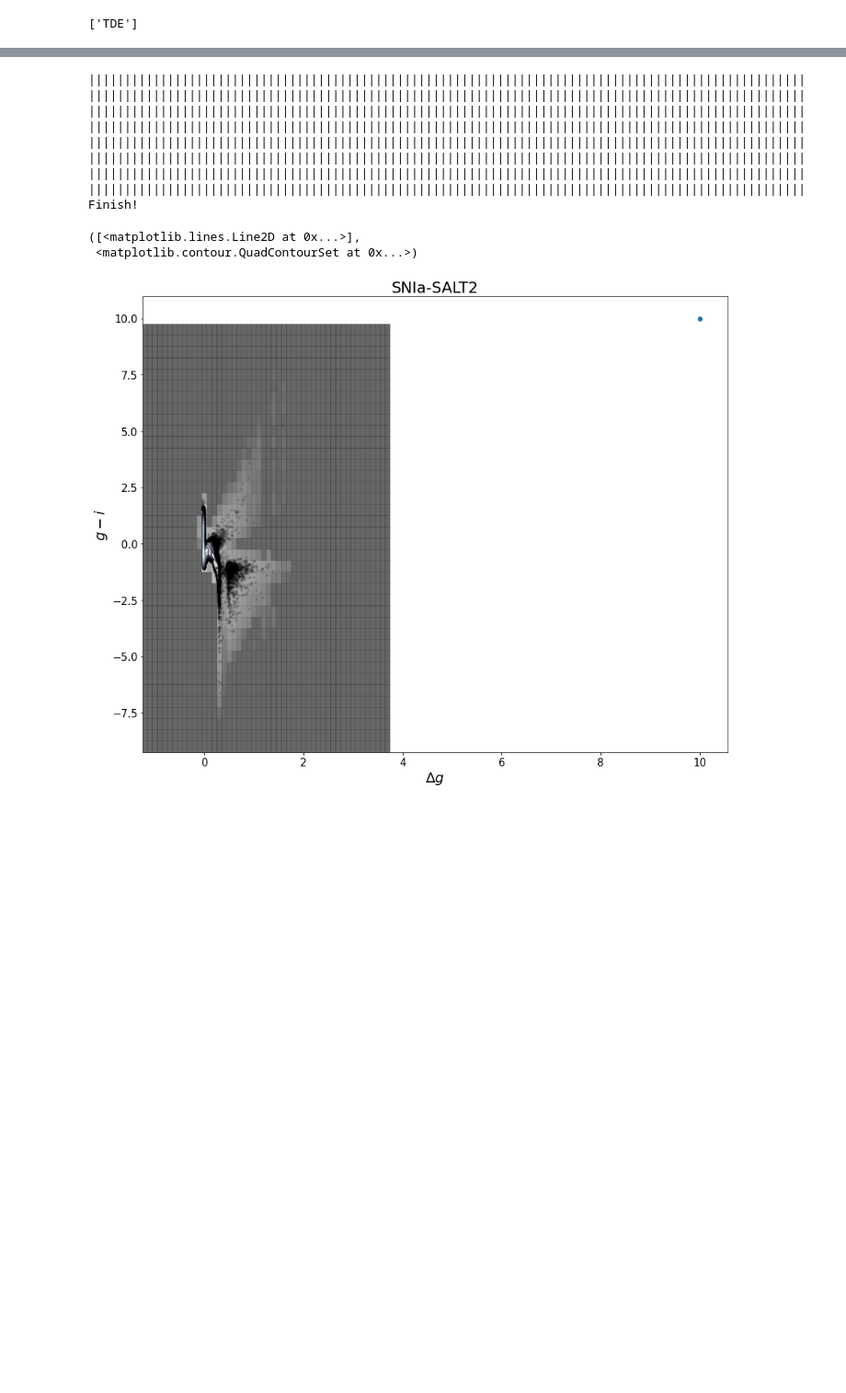
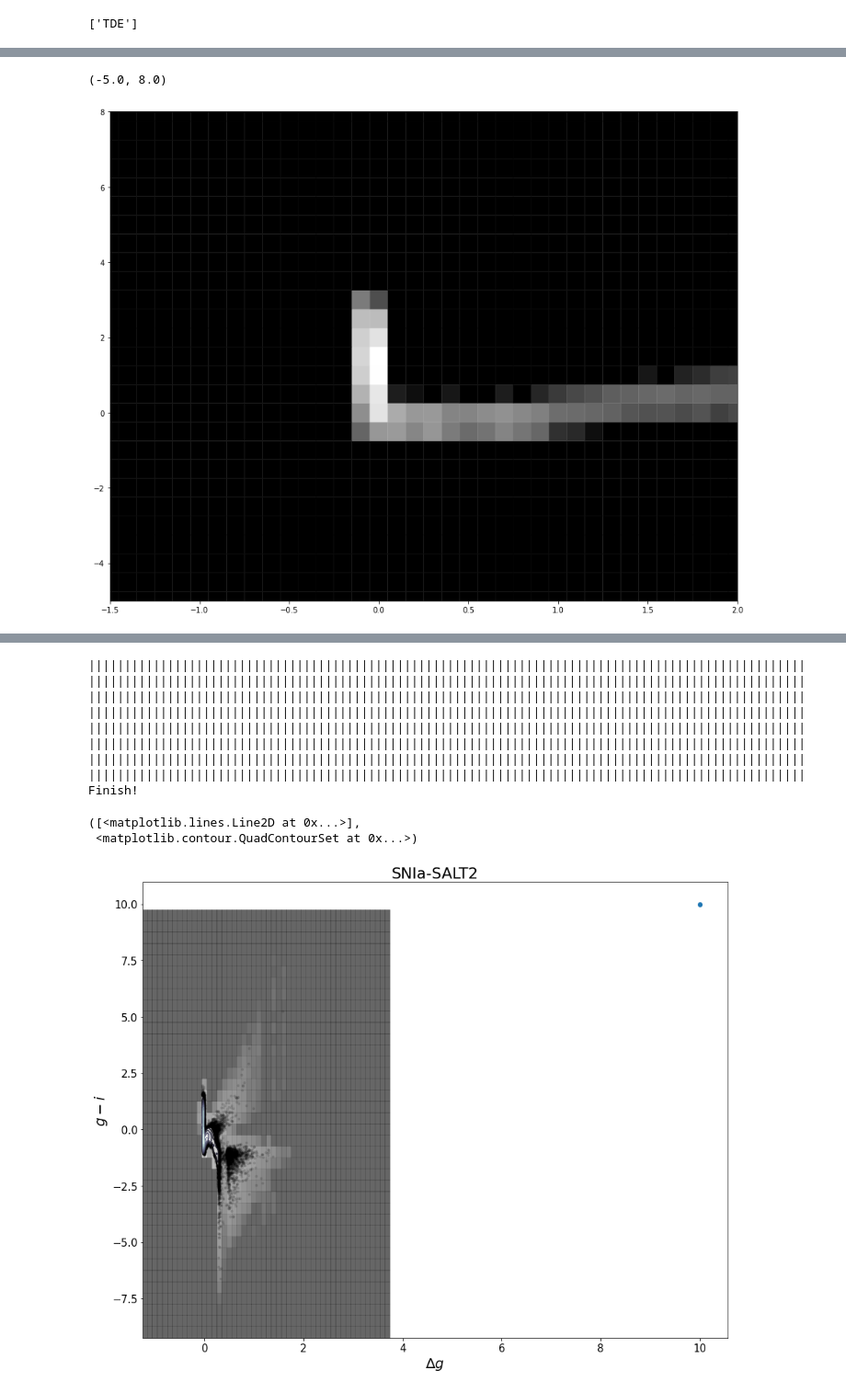
Before and after one commit to lmptc/Presto-Color, a Jupyter notebook: ProbabilityCubeResults.ipynb, the cells around one changed output, grey strips where cells are left out. Shown: that part at 92% size. Saved outputs shown, nothing was run; the diff lists cells and outputs as text; code cells hidden in the pictures; blank space fills up the shorter version.

```diff
--- a/ProbabilityCubeResults.ipynb
+++ b/ProbabilityCubeResults.ipynb
@@ -20,27 +20,24 @@ EventNames
 # %%
 def Enquiry(HashTable, InfoDict, Band1, Band2, dT1, dT2, dMag=None, Color=None):
 
-    Ind1 = InfoDict['Bands'].index(Band1)
-    Ind2 = InfoDict['Bands'].index(Band2)
+    if abs(dT1) > abs(dT1-dT2):
+        dT1, dT2 = dT1-dT2, -dT2
 
-    if dT1<InfoDict['dT1s'][0] or dT1>InfoDict['dT1s'][-1]:
-        raise ValueError('The value of dT1 is out of boundary, the available interval is [{:.2f}, {:.2f}].'.format(InfoDict['dT1s'][0], InfoDict['dT1s'][-1]))
+    Ind1 = InfoDict['BandPairs'].index(Band1+Band2)
 
-    else:
-        Ind3 = np.where( dT1 >= InfoDict['dT1s'] )[0][-1]
+    dT1grid = InfoDict['dT1s'][ abs( dT1 - InfoDict['dT1s'] ).argmin() ]
+    dT2grid = InfoDict['dT2s'][ abs( dT2 - InfoDict['dT2s'] ).argmin() ]
 
-    if dT2<InfoDict['dT2s'][0] or dT2>InfoDict['dT2s'][-1]:
-        raise ValueError('The value of dT2 is out of boundary, the available interval is [{:.2f}, {:.2f}].'.format(InfoDict['dT2s'][0], InfoDict['dT2s'][-1]))
-    else:
-        Ind4 = np.where( dT2 >= InfoDict['dT2s'] )[0][-1]
+    TimePairGrid = [ InfoDict['dT1s'][ abs( dT1 - InfoDict['dT1s'] ).argmin() ], InfoDict['dT2s'][ abs( dT2 - InfoDict['dT2s'] ).argmin() ] ]
 
-    Results = HashTable[Ind1, Ind2, Ind3, Ind4]
+    Ind2 = np.where( (InfoDict['TimePairs'] == TimePairGrid ).all(axis=1) )[0][0]
+
+    Results = HashTable[Ind1, Ind2]
 
     if dMag == None:
         pass
     elif dMag<InfoDict['BinMag'][0] or dMag>=InfoDict['BinMag'][-1]:
         raise ValueError('The value of dMag is out of boundary, the available interval is [{:.2f}, {:.2f}).'.format(InfoDict['BinMag'][0], InfoDict['BinMag'][-1]))
-
     else:
         Results = Results[np.where( dMag >= InfoDict['BinMag'] )[0][-1]]
 
@@ -55,0 +123,4 @@ def Enquiry(HashTable, InfoDict, Band1, Band2, dT1, dT2, dMag=None, Color=None):
+# %%
+with open('/global/cscratch1/sd/lianming/Results/Tati/ProbCube_0110_1404__SNII-NMF.pkl', 'rb') as f:
+    InfoDict = pickle.load(f)
+    HashTable = pickle.load(f)
@@ -55,0 +131,13 @@ def Enquiry(HashTable, InfoDict, Band1, Band2, dT1, dT2, dMag=None, Color=None):
+# %%
+#If dMag and Color are not given, a 2-D array will be returned.
+fig, ax = plt.subplots(1, 1, figsize=(15, 12))
+
+Map = Enquiry(HashTable, InfoDict, 'g', 'i', 480, 1440)
+plt.pcolor(InfoDict['BinMag'], InfoDict['BinColor'], np.transpose(Map)+1, edgecolors='face',
+           norm=LogNorm(1, vmax=Map.max()+1), cmap='gist_gray')
+plt.xlim([-1.5, 2])
+plt.ylim([-5, 8])
+# plt.axis('equal')
+# %% [output]
+(-5.0, 8.0)
+[figure, added]
```
Also changed, not shown: parts of 66 cells of this notebook, 7 other files.
